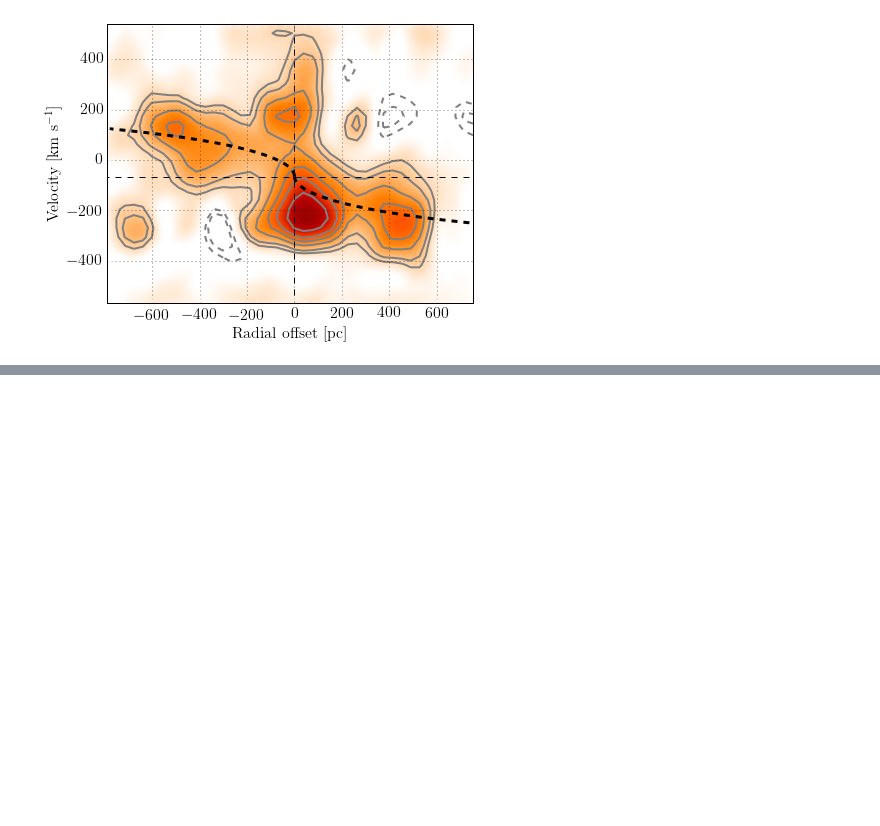
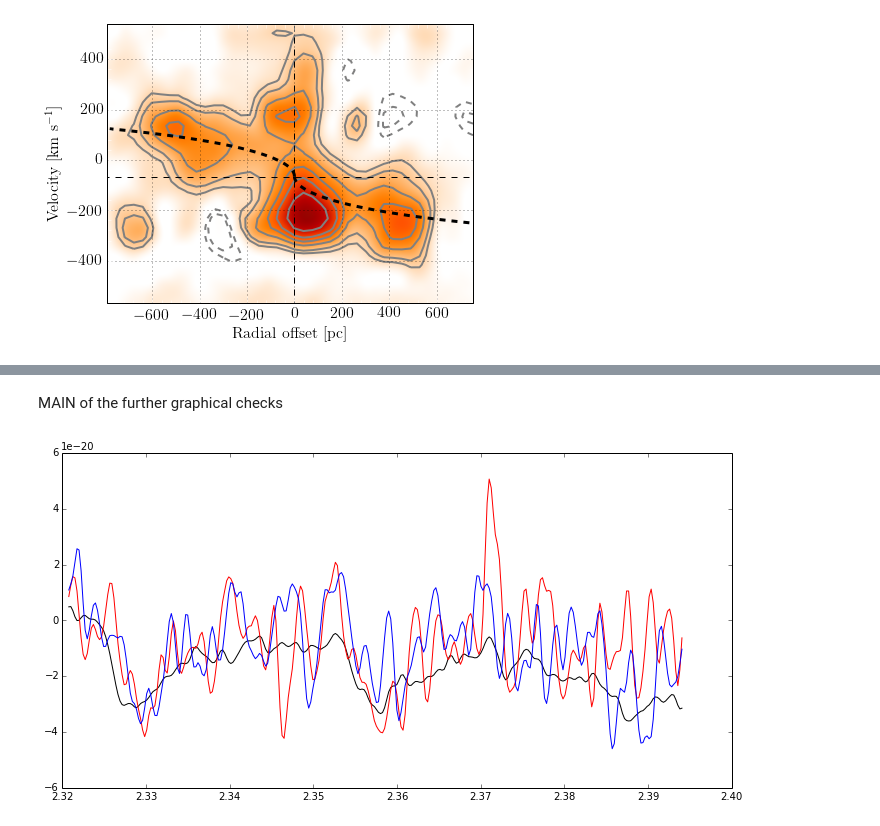
Before and after one commit to Fil8/CubeLove, a Jupyter notebook: cube_love.ipynb, the cells around one changed output, grey strips where cells are left out. Cells and saved outputs as stored; diff of their text form; code cells hidden in the pictures; blank space fills up the shorter version.

```diff
--- a/cube_love.ipynb
+++ b/cube_love.ipynb
@@ -89,8 +91,8 @@ def vel_vec(wave,s_line):
 def median_mine(copDat,z_giu_l,z_su_r,a_l,a_r,b_l,b_r):
 
 
-    copDat_medsub = np.zeros([zlen,ylen,xlen])
-    rig = np.zeros([zlen])
+    copDat_medsub = np.zeros([copDat.shape[0],copDat.shape[1],copDat.shape[2]])
+    rig = np.zeros([copDat.shape[0]])
 
     copDat_down=copDat[a_l:a_r,:,:]
     copDat_up=copDat[b_l:b_r,:,:]
@@ -1488,0 +1415,62 @@ print 'END'
+# %% [markdown]
+MAIN of the further graphical checks
+# %%
+#MAIN
+
+#load the data
+f=pyfits.open(in_file)
+head=f[0].header
+data=f[0].data
+
+
+copDat = np.zeros([data.shape[0],data.shape[1],data.shape[2]])
+copDat[z_low:z_up,y_low:y_up,x_low:x_up]=data[z_low:z_up,y_low:y_up,x_low:x_up]*1.
+
+#hanning
+copDat=hanning_mine(copDat,delta_vel)
+
+#median
+copDat=median_mine(copDat,z_low,z_up,z_low,z_low+((z_up-z_low)/2.),z_low+((z_up-z_low)/2.),z_up)
+
+#extract the spectra
+spec1=np.zeros([data.shape[0]])
+for i in xrange (0,data.shape[0]):
+    spec1[i]=np.mean(copDat[i,y_dC:y_uC,x_lC:x_rC])
+
+
+spec2=np.zeros([data.shape[0]])
+for i in xrange (0,data.shape[0]):
+    spec2[i]=np.sum(copDat[i,y_dS:y_uS,x_lS:x_rS])
+
+
+
+spec3=np.zeros([data.shape[0]])
+for i in xrange (0,data.shape[0]):
+    spec3[i]=np.sum(copDat[i,y_dN:y_uN,x_lN:x_rN])
+
+
+#PLOT
+fig = plt.figure(figsize=(12,6))
+params = {'legend.fontsize': 14,
+           'axes.linewidth':1,
+           'lines.linewidth':5,
+           'legend.linewidth': 4,
+           'xtick.labelsize':22,
+           'ytick.labelsize':22,
+           'xlabel.fontsize':22,
+           'ylabel.fontsize':22,
+           'text.usetex': True,
+           'text.latex.unicode' : True }
+rc('font',**{'family':'serif','serif':['serif']})
+
+
+a = fig.add_subplot(111, autoscalex_on=True,autoscaley_on=True)
+a.plot(wave[z_low_star:z_up_star],spec1[z_low_star:z_up_star],c='black',lw=1,label='centre')
+a.plot(wave[z_low_star:z_up_star],spec2[z_low_star:z_up_star],c='red',lw=1,label='centre')
+a.plot(wave[z_low_star:z_up_star],spec3[z_low_star:z_up_star],c='blue',lw=1,label='centre')
+
+a.set_xlim=([2.3,2.4])
+
+fig.savefig(out_fig_stars,bbox_inches='tight')
+# %% [output]
+[figure, added]
```
Also changed, not shown: parts of 17 cells of this notebook.
